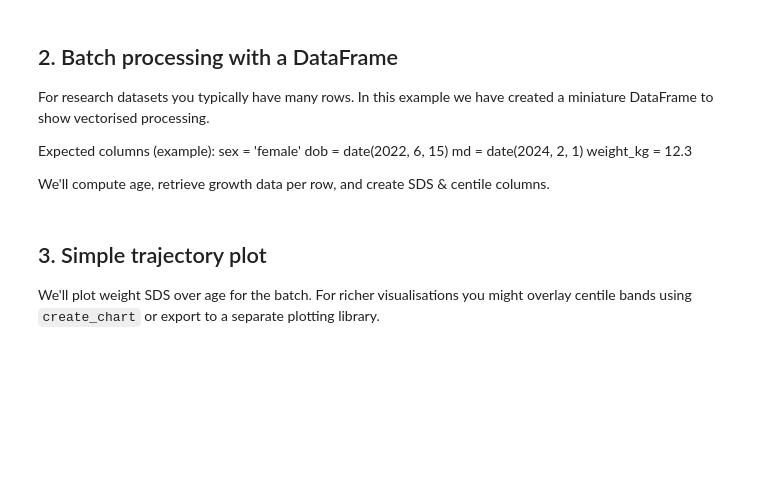
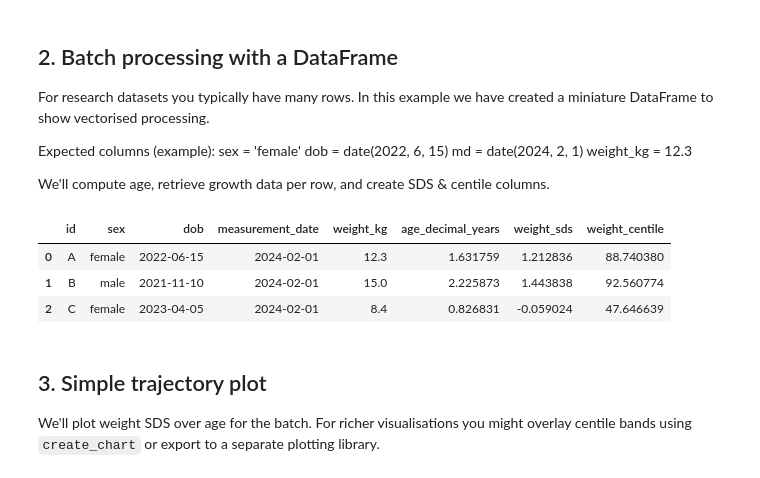
Before and after one commit to rcpch/rcpchgrowth-python, a Jupyter notebook: notebooks/Quickstart.ipynb, the cells around one changed output. Saved outputs shown, nothing was run; the diff lists cells and outputs as text; code cells hidden in the pictures; blank space fills up the shorter version.

Commit message:
functioning measurement calculation

```diff
--- a/notebooks/Quickstart.ipynb
+++ b/notebooks/Quickstart.ipynb
@@ -101,26 +101,31 @@ We'll compute age, retrieve growth data per row, and create SDS & centile column
 # %%
 import pandas as pd
 from datetime import date
 from rcpchgrowth import Measurement
 
 rows = [
-    {'id': 'A', 'sex': 'F', 'dob': date(2022, 6, 15), 'measurement_date': date(2024, 2, 1), 'weight_kg': 12.3},
-    {'id': 'B', 'sex': 'M', 'dob': date(2021,11,10), 'measurement_date': date(2024, 2, 1), 'weight_kg': 15.0},
-    {'id': 'C', 'sex': 'F', 'dob': date(2023, 4,  5), 'measurement_date': date(2024, 2, 1), 'weight_kg':  8.4},
+    {'id': 'A', 'sex': 'female', 'dob': date(2022, 6, 15), 'measurement_date': date(2024, 2, 1), 'weight_kg': 12.3},
+    {'id': 'B', 'sex': 'male', 'dob': date(2021,11,10), 'measurement_date': date(2024, 2, 1), 'weight_kg': 15.0},
+    {'id': 'C', 'sex': 'female', 'dob': date(2023, 4,  5), 'measurement_date': date(2024, 2, 1), 'weight_kg':  8.4},
 ]
 
 df = pd.DataFrame(rows)
 
 def compute_row(row):
-    measurement = Measurement(birth_date=row.dob, measurement_method='weight', observation_date=row.measurement_date, observation_value=row.weight_kg, reference='uk-who', gestation_weeks=40, gestation_days=0).measurement
+    measurement = Measurement(sex=row.sex, birth_date=row.dob, measurement_method='weight', observation_date=row.measurement_date, observation_value=row.weight_kg, reference='uk-who', gestation_weeks=40, gestation_days=0).measurement
     age = measurement['measurement_dates']["chronological_decimal_age"]
     corrected_weight_sds = measurement["measurement_calculated_values"]["corrected_sds"]
     corrected_weight_centile = measurement["measurement_calculated_values"]["corrected_centile"]
     return pd.Series({'age_decimal_years': age, 'weight_sds': corrected_weight_sds, 'weight_centile': corrected_weight_centile})
 
 calc = df.apply(compute_row, axis=1)
 df = pd.concat([df, calc], axis=1)
 df
+# %% [output]
+|  | id | sex | dob | measurement_date | weight_kg | age_decimal_years | weight_sds | weight_centile |
+| 0 | A | female | 2022-06-15 | 2024-02-01 | 12.3 | 1.631759 | 1.212836 | 88.740380 |
+| 1 | B | male | 2021-11-10 | 2024-02-01 | 15.0 | 2.225873 | 1.443838 | 92.560774 |
+| 2 | C | female | 2023-04-05 | 2024-02-01 | 8.4 | 0.826831 | -0.059024 | 47.646639 |
 # %% [markdown]
 ## 3. Simple trajectory plot
 We'll plot weight SDS over age for the batch. For richer visualisations you might overlay centile bands using `create_chart` or export to a separate plotting library.
```
Also changed, not shown: parts of 1 cell of this notebook.
